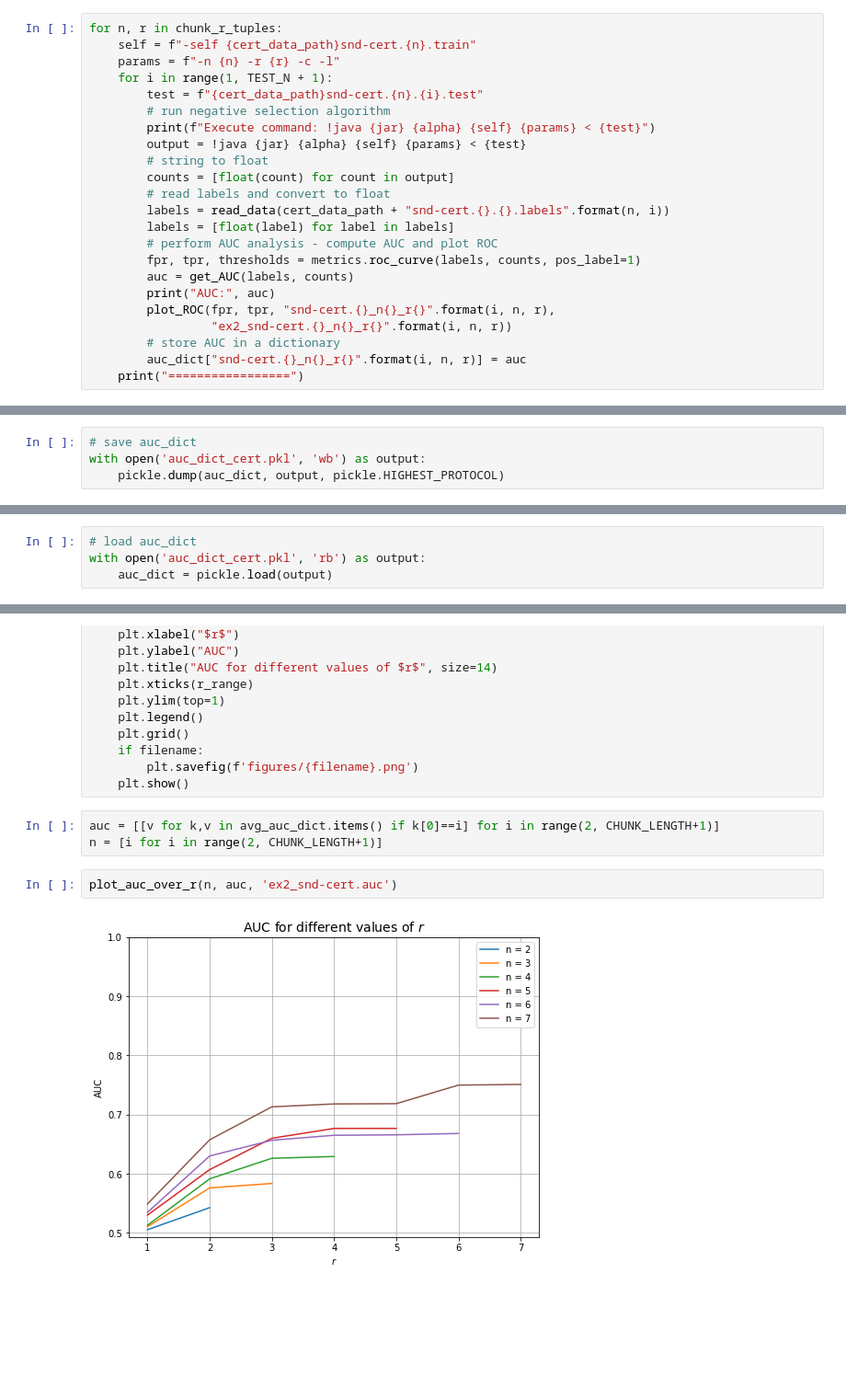
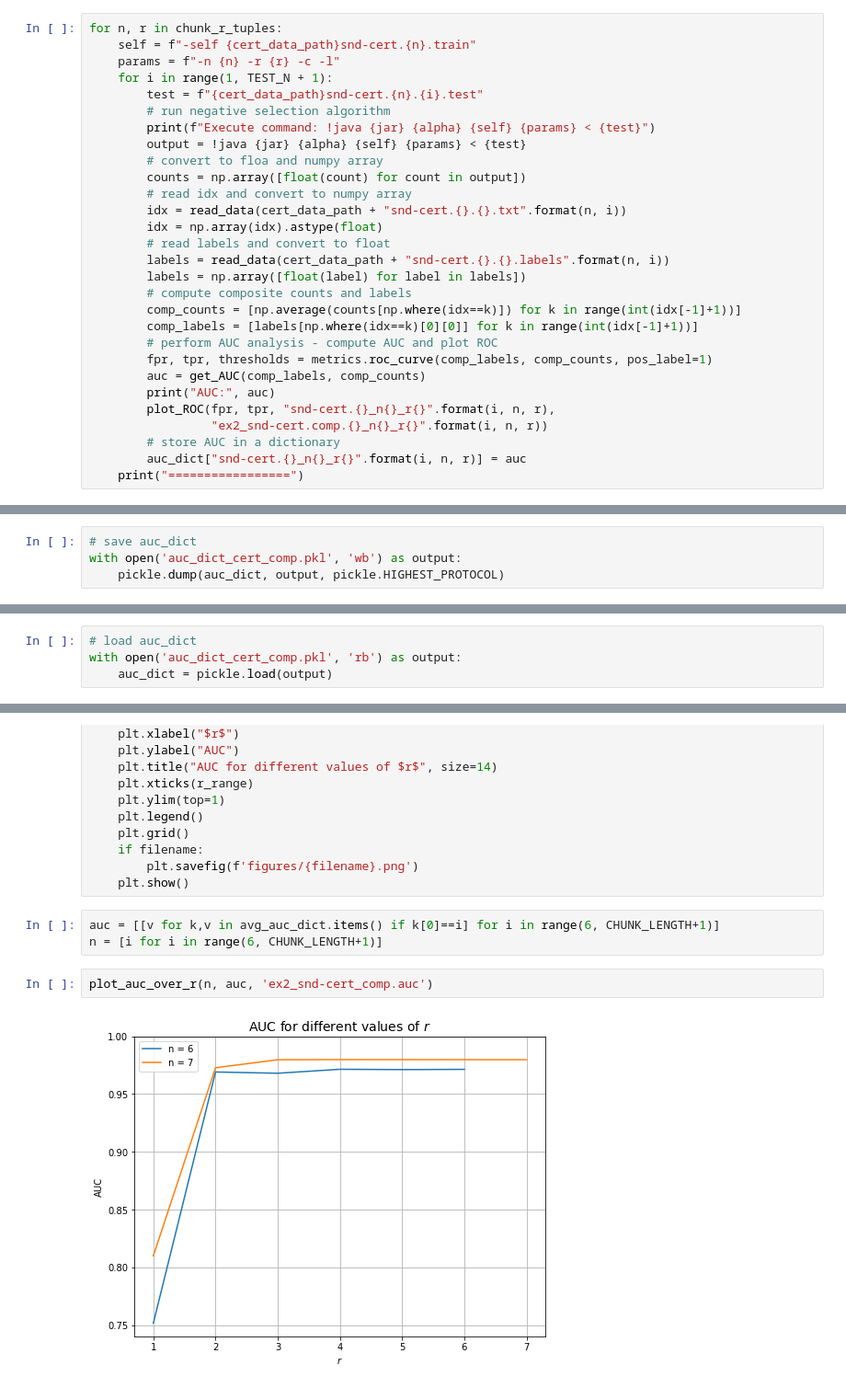
Before and after one commit to rusane/natural-computing, a Jupyter notebook: Immuno Computing/Exercise 2 (snd-cert).ipynb, the cells around one changed output, grey strips where cells are left out. Shown at 92% size. Cells and saved outputs as stored; diff of their text form; blank space fills up the shorter version.

Commit message:
ex2 snd-cert changes

```diff
--- a/Immuno Computing/Exercise 2 (snd-cert).ipynb
+++ b/Immuno Computing/Exercise 2 (snd-cert).ipynb
@@ -163,17 +163,23 @@ for n, r in chunk_r_tuples:
         # run negative selection algorithm
         print(f"Execute command: !java {jar} {alpha} {self} {params} < {test}")
         output = !java {jar} {alpha} {self} {params} < {test}
-        # string to float
-        counts = [float(count) for count in output]
+        # convert to floa and numpy array
+        counts = np.array([float(count) for count in output])
+        # read idx and convert to numpy array
+        idx = read_data(cert_data_path + "snd-cert.{}.{}.txt".format(n, i))
+        idx = np.array(idx).astype(float)
         # read labels and convert to float
         labels = read_data(cert_data_path + "snd-cert.{}.{}.labels".format(n, i))
-        labels = [float(label) for label in labels]
+        labels = np.array([float(label) for label in labels])
+        # compute composite counts and labels
+        comp_counts = [np.average(counts[np.where(idx==k)]) for k in range(int(idx[-1]+1))]
+        comp_labels = [labels[np.where(idx==k)[0][0]] for k in range(int(idx[-1]+1))]
         # perform AUC analysis - compute AUC and plot ROC
-        fpr, tpr, thresholds = metrics.roc_curve(labels, counts, pos_label=1)
-        auc = get_AUC(labels, counts)
+        fpr, tpr, thresholds = metrics.roc_curve(comp_labels, comp_counts, pos_label=1)
+        auc = get_AUC(comp_labels, comp_counts)
         print("AUC:", auc)
         plot_ROC(fpr, tpr, "snd-cert.{}_n{}_r{}".format(i, n, r),
-                 "ex2_snd-cert.{}_n{}_r{}".format(i, n, r))
+                 "ex2_snd-cert.comp.{}_n{}_r{}".format(i, n, r))
         # store AUC in a dictionary
         auc_dict["snd-cert.{}_n{}_r{}".format(i, n, r)] = auc
     print("=================")
@@ -201,12 +207,12 @@ AUC: 0.5055581415324735
 # %%
 # save auc_dict
-with open('auc_dict_cert.pkl', 'wb') as output:
+with open('auc_dict_cert_comp.pkl', 'wb') as output:
     pickle.dump(auc_dict, output, pickle.HIGHEST_PROTOCOL)
 # %% [markdown]
 ### Step 3: AUC Analysis Task
 # %%
 # load auc_dict
-with open('auc_dict_cert.pkl', 'rb') as output:
+with open('auc_dict_cert_comp.pkl', 'rb') as output:
     auc_dict = pickle.load(output)
 # %%
 avg_auc_dict = dict()
@@ -231,9 +237,9 @@ def plot_auc_over_r(n, auc, filename=None):
         plt.savefig(f'figures/{filename}.png')
     plt.show()
 # %%
-auc = [[v for k,v in avg_auc_dict.items() if k[0]==i] for i in range(2, CHUNK_LENGTH+1)]
-n = [i for i in range(2, CHUNK_LENGTH+1)]
+auc = [[v for k,v in avg_auc_dict.items() if k[0]==i] for i in range(6, CHUNK_LENGTH+1)]
+n = [i for i in range(6, CHUNK_LENGTH+1)]
 # %%
-plot_auc_over_r(n, auc, 'ex2_snd-cert.auc')
+plot_auc_over_r(n, auc, 'ex2_snd-cert_comp.auc')
 # %% [output]
-[figure, old version]
+[figure, new version]
```
Also changed, not shown: parts of 2 cells of this notebook, 41 other files.
